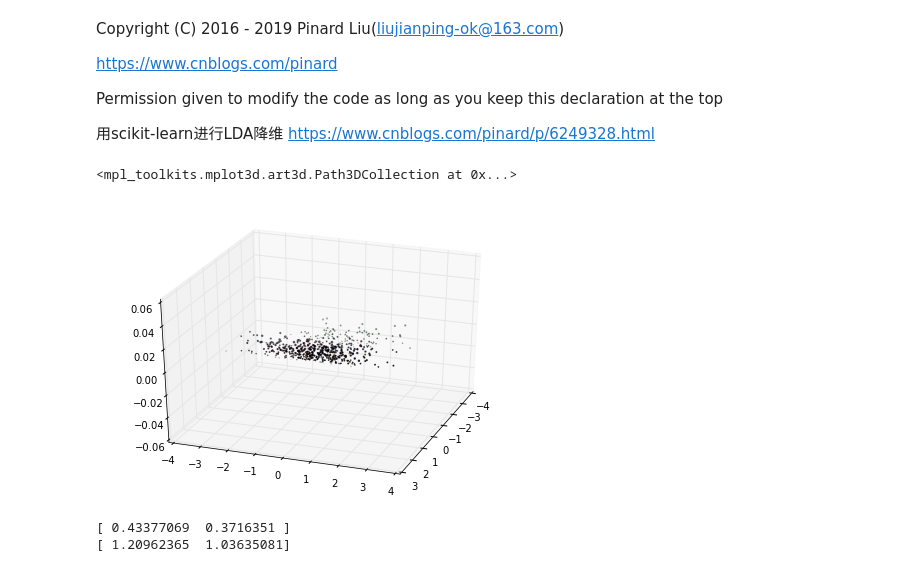
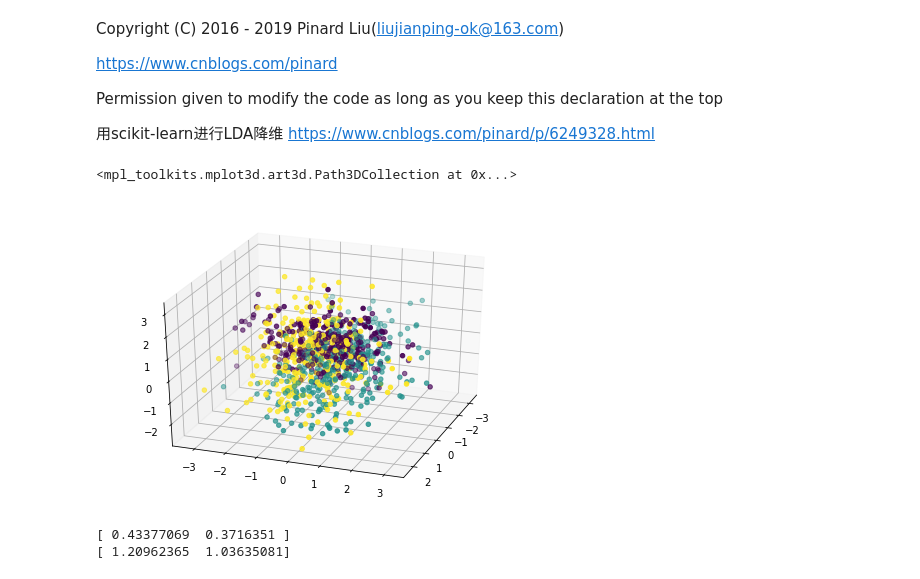
Before and after one commit to ljpzzz/machinelearning, a Jupyter notebook: classic-machine-learning/lda.ipynb, the cells around one changed output. Cells and saved outputs as stored; diff of their text form; code cells hidden in the pictures.

```diff
--- a/classic-machine-learning/lda.ipynb
+++ b/classic-machine-learning/lda.ipynb
@@ -9,17 +9,17 @@ Permission given to modify the code as long as you keep this declaration at the
 # %%
 import numpy as np
 import matplotlib.pyplot as plt
 from mpl_toolkits.mplot3d import Axes3D
 %matplotlib inline
 from sklearn.datasets.samples_generator import make_classification
 X, y = make_classification(n_samples=1000, n_features=3, n_redundant=0, n_classes=3, n_informative=2,
                            n_clusters_per_class=1,class_sep =0.5, random_state =10)
 fig = plt.figure()
 ax = Axes3D(fig, rect=[0, 0, 1, 1], elev=30, azim=20)
-plt.scatter(X[:, 0], X[:, 1], X[:, 2],marker='o',c=y)
+ax.scatter(X[:, 0], X[:, 1], X[:, 2],marker='o',c=y)
 # %% [output]
 <mpl_toolkits.mplot3d.art3d.Path3DCollection at 0x...>
-[figure, old version]
+[figure, new version]
 # %%
 from sklearn.decomposition import PCA
 pca = PCA(n_components=2)
```
